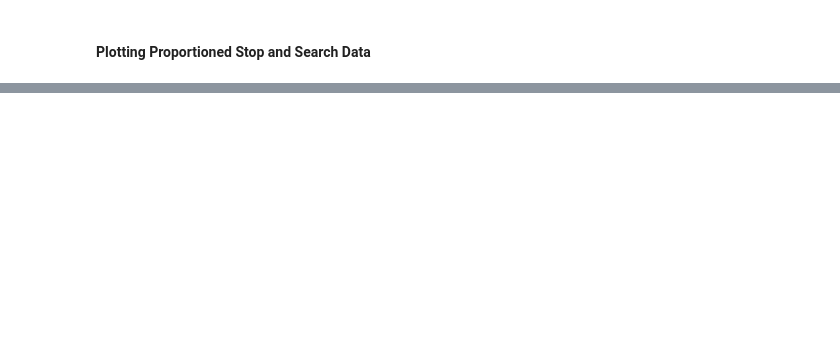
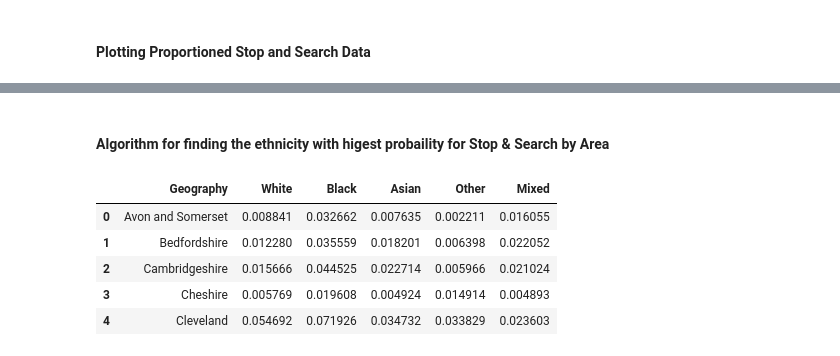
Before and after one commit to neerajthandayan/CourseProject, a Jupyter notebook: Crime_Data.ipynb, the cells around one changed output, grey strips where cells are left out. Cells and saved outputs as stored; diff of their text form; code cells hidden in the pictures; blank space fills up the shorter version.

```diff
--- a/Crime_Data.ipynb
+++ b/Crime_Data.ipynb
@@ -203,0 +224,14 @@ geom_text(aes(label=np.round(y1,2)), vjust='bottom')
+# %% [markdown]
+#### Algorithm for finding the ethnicity with higest probaility for Stop & Search by Area
+# %%
+p = pd.DataFrame(master.iloc[:,6:11].values / master.iloc[:,1:6].values)
+SSProb = pd.concat([master['Geography'],p], axis=1)
+SSProb.columns = master.columns[:6]
+SSProb.head(5)
+# %% [output]
+|  | Geography | White | Black | Asian | Other | Mixed |
+| 0 | Avon and Somerset | 0.008841 | 0.032662 | 0.007635 | 0.002211 | 0.016055 |
+| 1 | Bedfordshire | 0.012280 | 0.035559 | 0.018201 | 0.006398 | 0.022052 |
+| 2 | Cambridgeshire | 0.015666 | 0.044525 | 0.022714 | 0.005966 | 0.021024 |
+| 3 | Cheshire | 0.005769 | 0.019608 | 0.004924 | 0.014914 | 0.004893 |
+| 4 | Cleveland | 0.054692 | 0.071926 | 0.034732 | 0.033829 | 0.023603 |
```
Also changed, not shown: parts of 13 cells of this notebook.
